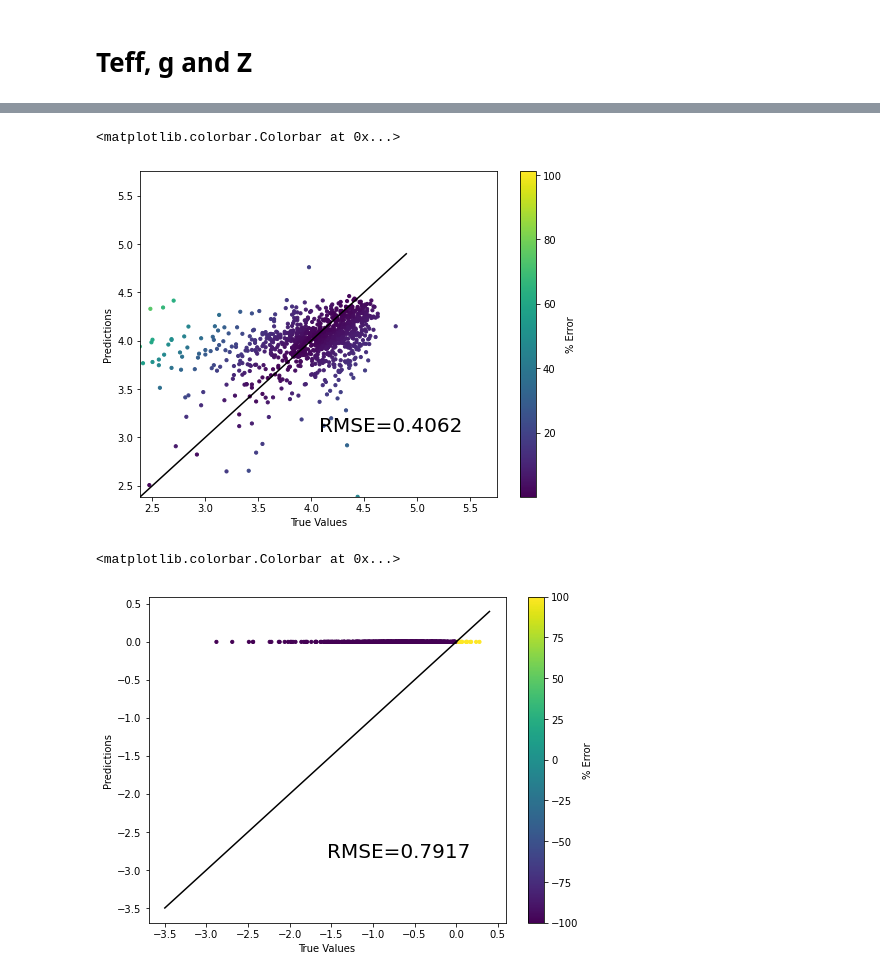
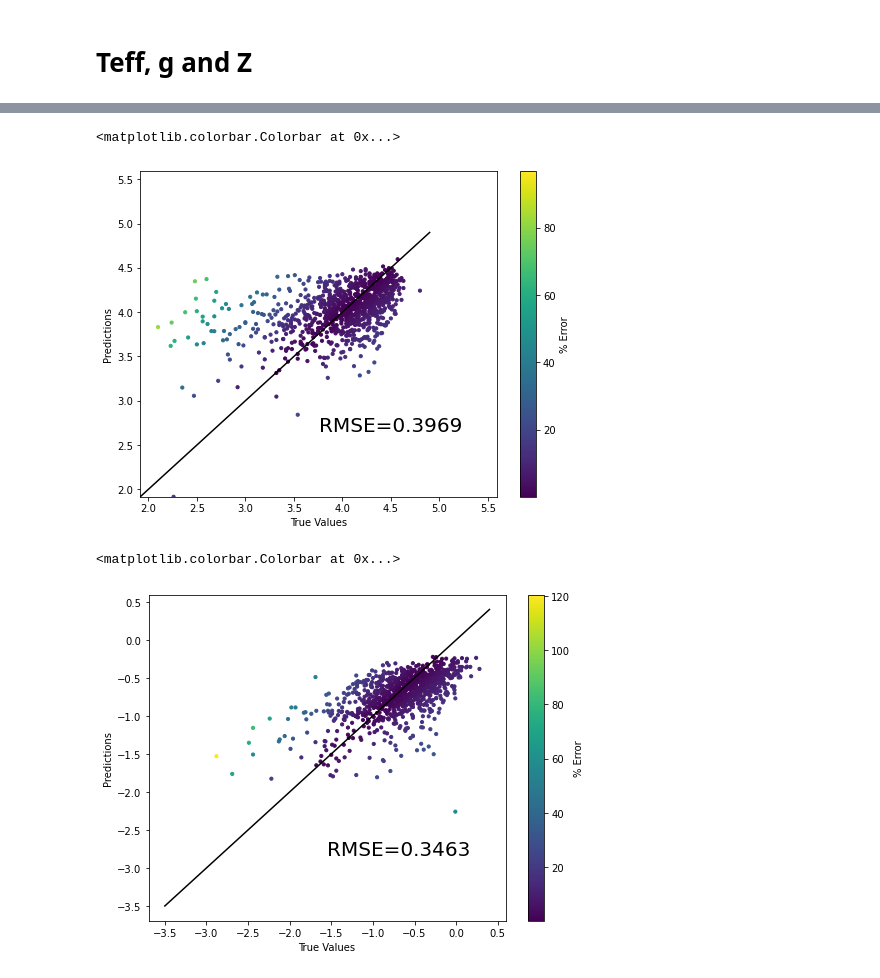
Before and after one commit to jsv1206/ast596_final, a Jupyter notebook: train_all_colors.ipynb, the cells around one changed output, grey strips where cells are left out. Cells and saved outputs as stored; diff of their text form; code cells hidden in the pictures.

```diff
--- a/train_all_colors.ipynb
+++ b/train_all_colors.ipynb
@@ -164,3 +164,5 @@ plt.colorbar(label='% Error')
 [figure]
 # %% [markdown]
 # Teff, g and Z
+# %%
+df_nonan['Z'] = df_nonan['Z']+4.0
@@ -176,7 +215,7 @@ test_X_norm = (test_X - train_stats['mean']) / train_stats['std']
 def keras_custom_lossfun(y_actual,y_predicted):
     custom_loss_value = (((((y_actual[:,0]-5416.829394)/671.423738) - ((y_predicted[:,0]-5416.829394)/671.423738) ))**2 +
                          ((((y_actual[:,1]-3.989970)/0.444576) - ((y_predicted[:,1]-3.989970)/0.444576) ))**2 +
-                         ((((y_actual[:,2]+0.666404)/0.427591) - ((y_predicted[:,2]+0.666404)/0.427591) ))**2
+                         ((((y_actual[:,2]-3.326402)/0.430339) - ((y_predicted[:,2]-3.326402)/0.430339) ))**2
                         )
     return custom_loss_value
 # %%
@@ -185,11 +224,10 @@ def build_model(n):
     inpt = keras.Input(shape=(n,), name='Input_layer')
     x = keras.layers.Dense(128, activation='relu')(inpt)
     #x = keras.layers.Dense(128, activation='relu')(x)
-    #x = keras.layers.Dropout(0.1)(x)
+    x = keras.layers.Dropout(0.1)(x)
     gen_dense_final = keras.layers.Dense(128, activation='relu')(x)
 
     temp = keras.layers.Dense(64, activation='relu')(gen_dense_final)
-    temp = keras.layers.Dense(32, activation='relu')(temp)
     temp = keras.layers.Dense(32, activation='relu')(temp)
     temp = keras.layers.Dense(32, activation='relu')(temp)
     temp_out = keras.layers.Dense(1, activation='relu')(temp)
@@ -197,11 +235,9 @@ def build_model(n):
     logg = keras.layers.Dense(64, activation='relu')(gen_dense_final)
     logg = keras.layers.Dense(32, activation='relu')(logg)
     logg = keras.layers.Dense(32, activation='relu')(logg)
-    logg = keras.layers.Dense(32, activation='relu')(logg)
     logg_out = keras.layers.Dense(1, activation='relu')(logg)
 
     Z = keras.layers.Dense(64, activation='relu')(gen_dense_final)
-    Z = keras.layers.Dense(32, activation='relu')(Z)
     Z = keras.layers.Dense(32, activation='relu')(Z)
     Z = keras.layers.Dense(32, activation='relu')(Z)
     Z_out = keras.layers.Dense(1, activation='relu')(Z)
@@ -225,4 +261,4 @@ keras.utils.plot_model(model_temp,'split_model_3.png',show_shapes=True)
 # %%
-history = model_temp.fit(train_X_norm, train_y, epochs=300, batch_size=32, validation_split = 0.15)
+history = model_temp.fit(train_X_norm, train_y, epochs=100, batch_size=32, validation_split = 0.15)
 # %% [output]
 Train on 2524 samples, validate on 446 samples
@@ -308,27 +344,27 @@ plt.text(0.5,0.2,'RMSE=%0.4f'%rmse,transform=plt.gca().transAxes,fontsize=20)
 plt.colorbar(label='% Error')
 # %% [output]
 <matplotlib.colorbar.Colorbar at 0x...>
-[figure, old version]
+[figure, new version]
 # %%
 error = 100*abs(test_y['Z']-test_predictions[:,2])/test_y['Z']
 
 rmse = np.sqrt(mean_squared_error(test_y['Z'],test_predictions[:,2]))
 
 x = np.arange(-3.5,0.5,0.1)
 fig = plt.figure(1,figsize=(8,6))
-plt.scatter(test_y['Z'], test_predictions[:,2],c=error,cmap='viridis',s=10)
+plt.scatter(test_y['Z']-4.0, test_predictions[:,2]-4.0,c=error,cmap='viridis',s=10)
 plt.plot(x,x,'k-')
 plt.plot()
 plt.xlabel('True Values')
 plt.ylabel('Predictions')
 #plt.xlim(1.5,5)
 #plt.ylim(1.5,5)
 #plt.xlim(np.min(test_predictions[:,1]),np.max(test_predictions[:,1]+1))
 #plt.ylim(np.min(test_predictions[:,1]),np.max(test_predictions[:,1]+1))
 
 plt.text(0.5,0.2,'RMSE=%0.4f'%rmse,transform=plt.gca().transAxes,fontsize=20)
 
 plt.colorbar(label='% Error')
 # %% [output]
 <matplotlib.colorbar.Colorbar at 0x...>
-[figure, old version]
+[figure, new version]
```
Also changed, not shown: parts of 9 cells of this notebook.
